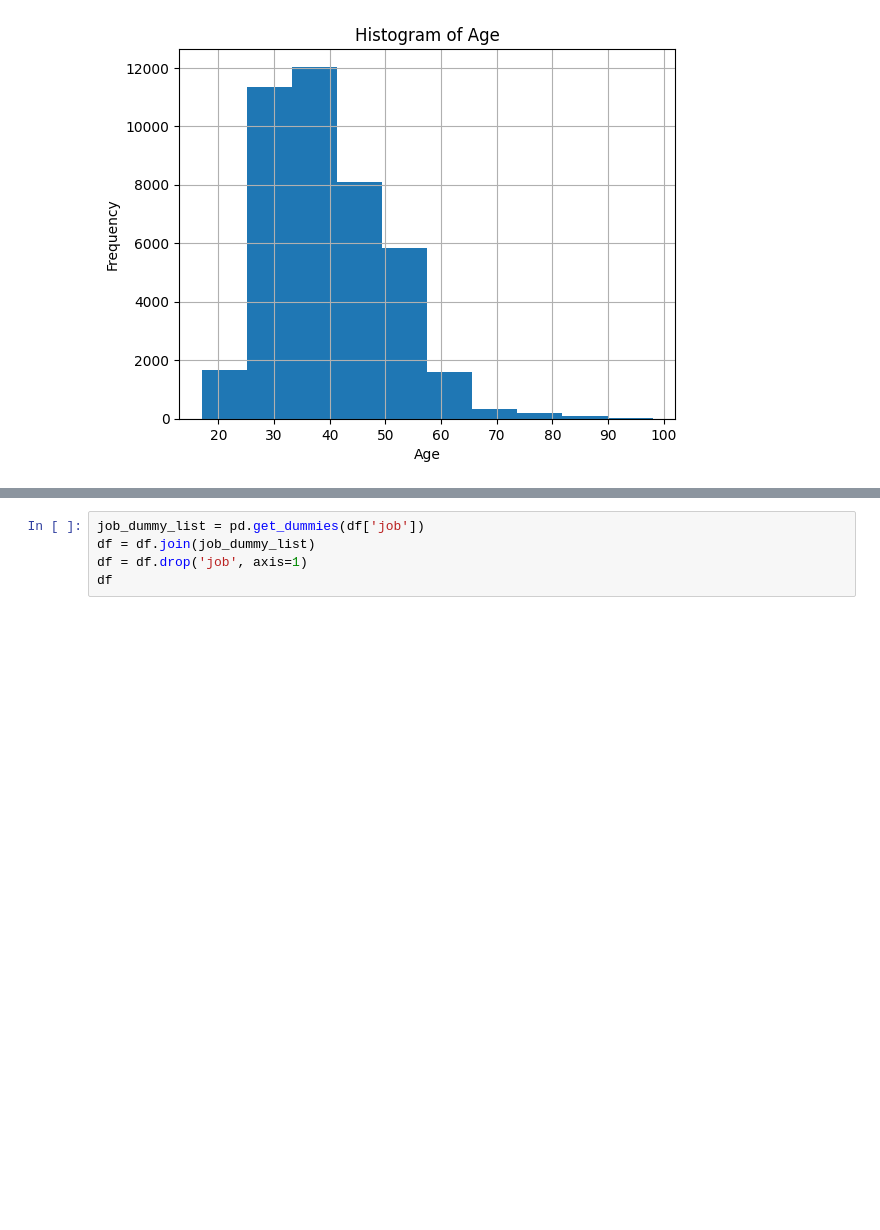
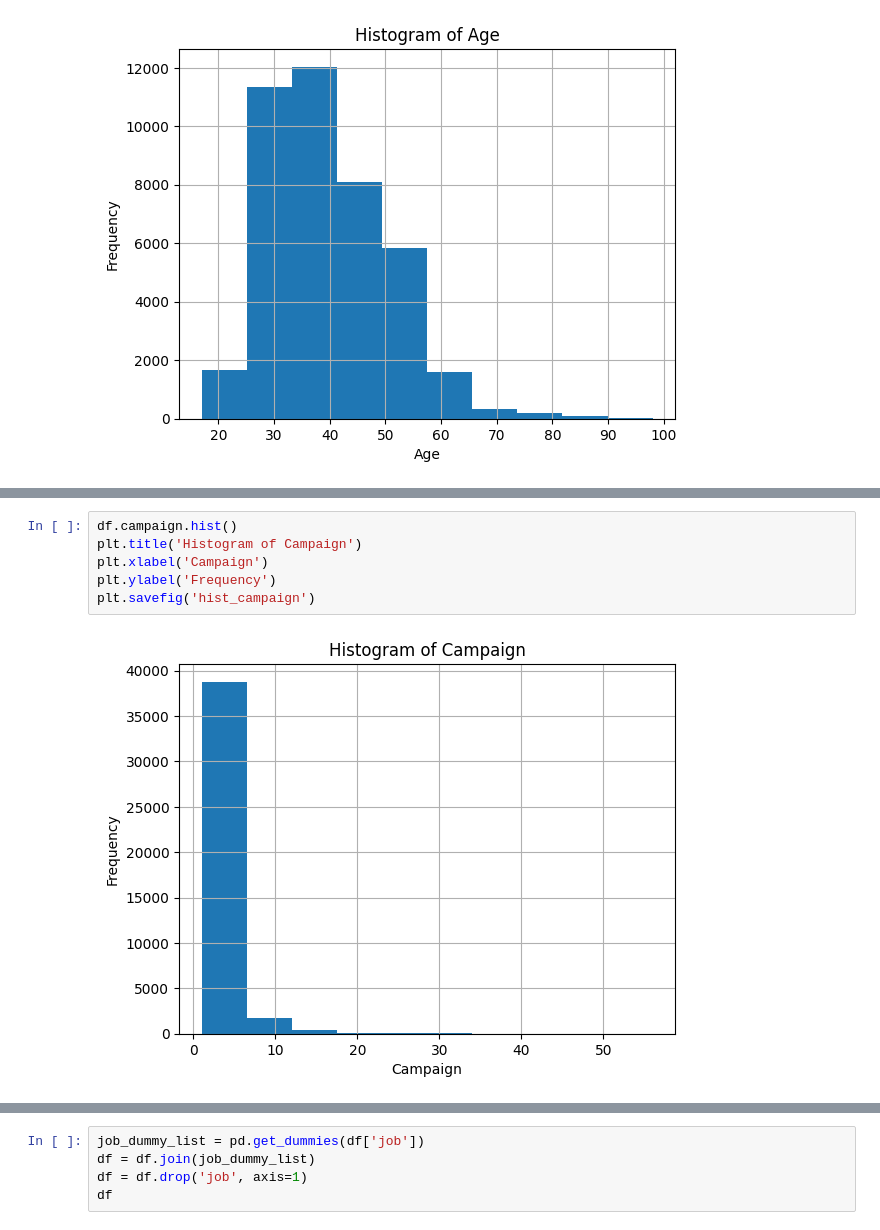
Before and after one commit to MrBigJupiter/LogisticRegression_Sandbox, a Jupyter notebook: log_prac.ipynb, the cells around one changed output, grey strips where cells are left out. Saved outputs shown, nothing was run; the diff lists cells and outputs as text; blank space fills up the shorter version.

```diff
--- a/log_prac.ipynb
+++ b/log_prac.ipynb
@@ -118,0 +127,8 @@ plt.savefig('hist_age')
+# %%
+df.campaign.hist()
+plt.title('Histogram of Campaign')
+plt.xlabel('Campaign')
+plt.ylabel('Frequency')
+plt.savefig('hist_campaign')
+# %% [output]
+[figure, added]
```
Also changed, not shown: parts of 6 cells of this notebook.
